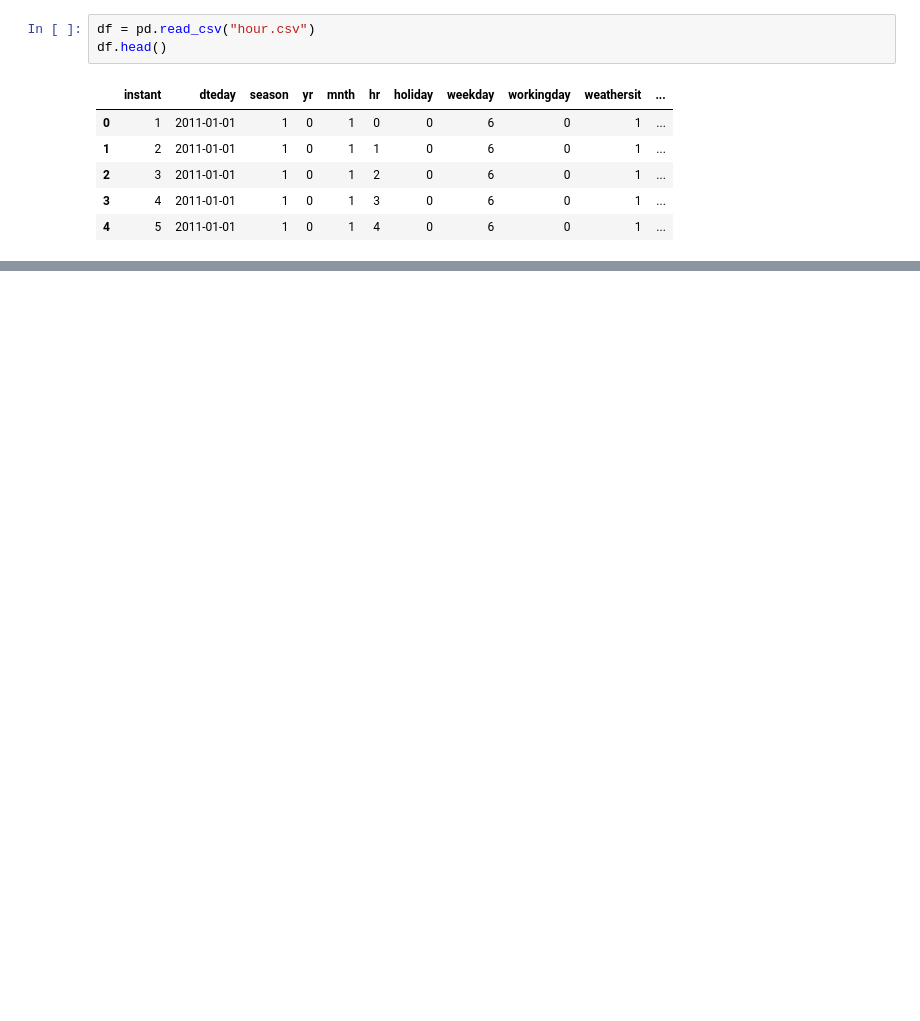
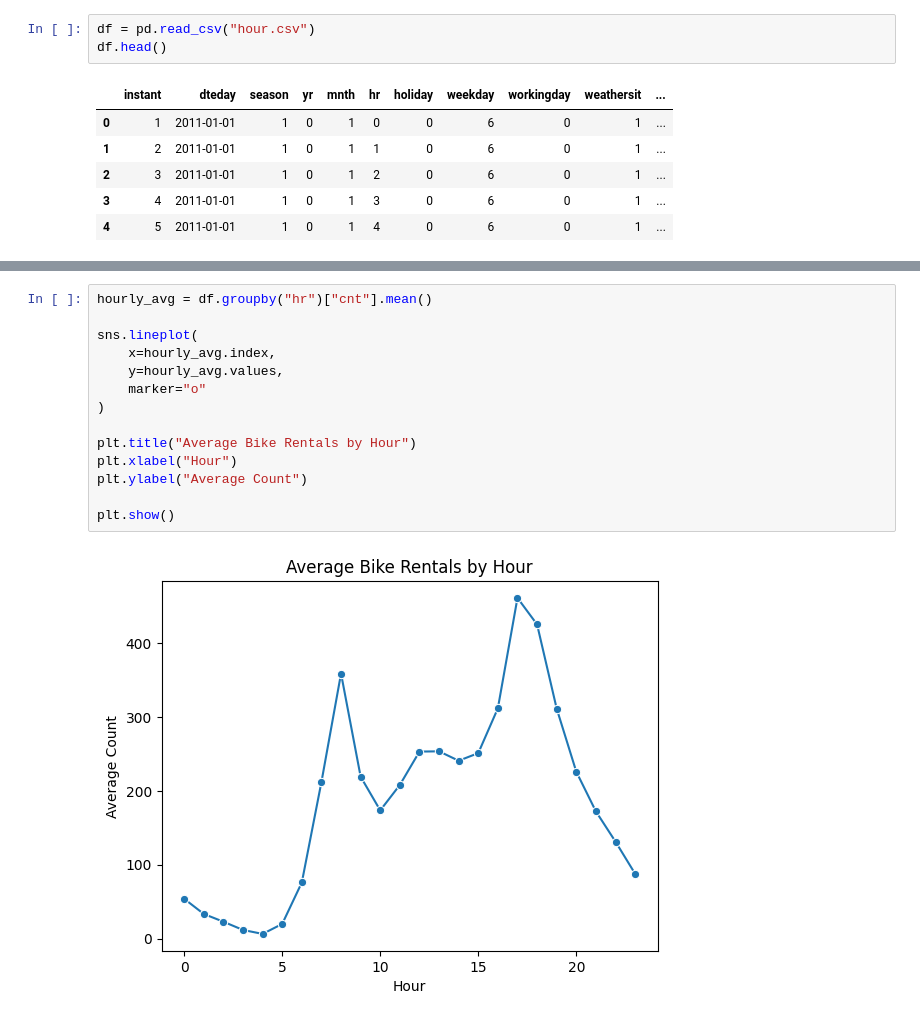
Before and after one commit to neerapatel5/ML-fundamentals-2026, a Jupyter notebook: Assignment_2_Neera_Patel.ipynb, the cells around one changed output, grey strips where cells are left out. Cells and saved outputs as stored; diff of their text form; blank space fills up the shorter version.

```diff
--- a/Assignment_2_Neera_Patel.ipynb
+++ b/Assignment_2_Neera_Patel.ipynb
@@ -65,0 +208,16 @@ One thing I learned from Assignment 1 is that catching leakage or redundant vari
+# %%
+hourly_avg = df.groupby("hr")["cnt"].mean()
+
+sns.lineplot(
+    x=hourly_avg.index,
+    y=hourly_avg.values,
+    marker="o"
+)
+
+plt.title("Average Bike Rentals by Hour")
+plt.xlabel("Hour")
+plt.ylabel("Average Count")
+
+plt.show()
+# %% [output]
+[figure, added]
```
Also changed, not shown: parts of 24 cells of this notebook.
